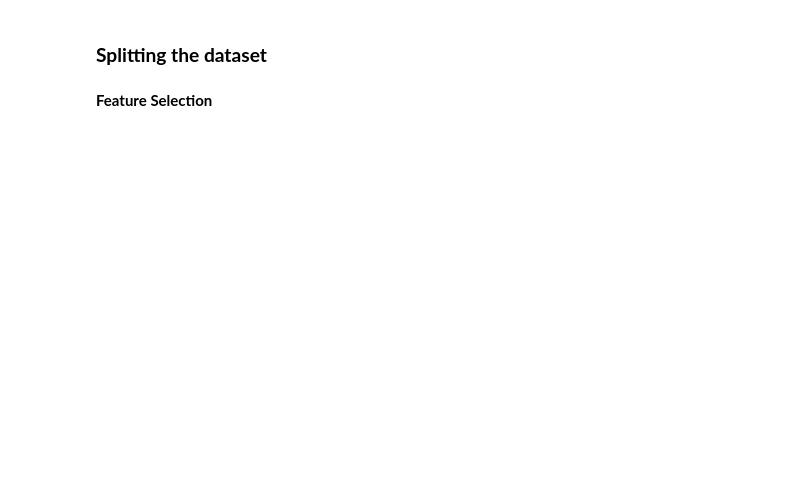
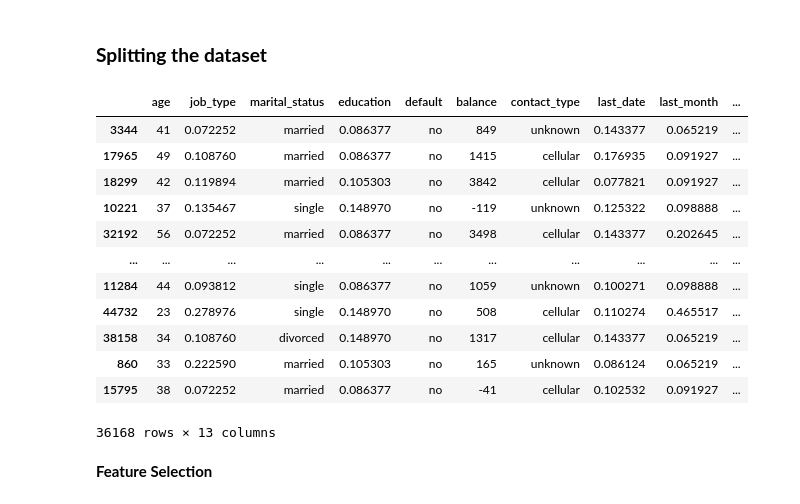
Before and after one commit to RupeshSharma14/Bank-Marketing-Effectiveness-Prediction, a Jupyter notebook: Bank_Marketing_Effectiveness_Prediction_Capstone_Project.ipynb, the cells around one changed output. Drawn from its saved outputs; the diff is of its cells as text; code cells hidden in the pictures; blank space fills up the shorter version.

```diff
--- a/Bank_Marketing_Effectiveness_Prediction_Capstone_Project.ipynb
+++ b/Bank_Marketing_Effectiveness_Prediction_Capstone_Project.ipynb
@@ -427,3 +440,32 @@ train_set, test_set = train_test_split(bank_df, test_size = 0.2, random_state =
 # %%
 # subscription_labels = train_set["subscribed"].copy()
 # subscription_features = train_set.drop("subscribed", axis = 1)
+# %%
+ohe_cols = ["marital_status", "default", "loan", "contact_type", "prev_outcome"]
+te_cols = ["job_type", "education", "last_month", "last_date", "contact_campaign"]
+scaling_cols = ["age", "balance", "job_type", "education", "last_month", "last_date", "contact_campaign"]
+# %%
+def target_encoding(feature, dep_col):
+  enc_df = pd.crosstab(feature, dep_col, normalize = "index")["yes"]
+  return enc_df.index, enc_df.values
+# %%
+for feature in te_cols:
+  index, value = target_encoding(train_set[feature], train_set["subscribed"])
+  mapping_dict = dict(zip(index, value))
+  train_set[feature] = train_set[feature].map(mapping_dict)
+# %%
+train_set
+# %% [output]
+|  | age | job_type | marital_status | education | default | balance | contact_type | last_date | last_month | ... |
+| 3344 | 41 | 0.072252 | married | 0.086377 | no | 849 | unknown | 0.143377 | 0.065219 | ... |
+| 17965 | 49 | 0.108760 | married | 0.086377 | no | 1415 | cellular | 0.176935 | 0.091927 | ... |
+| 18299 | 42 | 0.119894 | married | 0.105303 | no | 3842 | cellular | 0.077821 | 0.091927 | ... |
+| 10221 | 37 | 0.135467 | single | 0.148970 | no | -119 | unknown | 0.125322 | 0.098888 | ... |
+| 32192 | 56 | 0.072252 | married | 0.086377 | no | 3498 | cellular | 0.143377 | 0.202645 | ... |
+| ... | ... | ... | ... | ... | ... | ... | ... | ... | ... | ... |
+| 11284 | 44 | 0.093812 | single | 0.086377 | no | 1059 | unknown | 0.100271 | 0.098888 | ... |
+| 44732 | 23 | 0.278976 | single | 0.148970 | no | 508 | cellular | 0.110274 | 0.465517 | ... |
+| 38158 | 34 | 0.108760 | divorced | 0.148970 | no | 1317 | cellular | 0.143377 | 0.065219 | ... |
+| 860 | 33 | 0.222590 | married | 0.105303 | no | 165 | unknown | 0.086124 | 0.065219 | ... |
+| 15795 | 38 | 0.072252 | married | 0.086377 | no | -41 | cellular | 0.102532 | 0.091927 | ... |
+36168 rows × 13 columns
```
Also changed, not shown: parts of 37 cells of this notebook.
